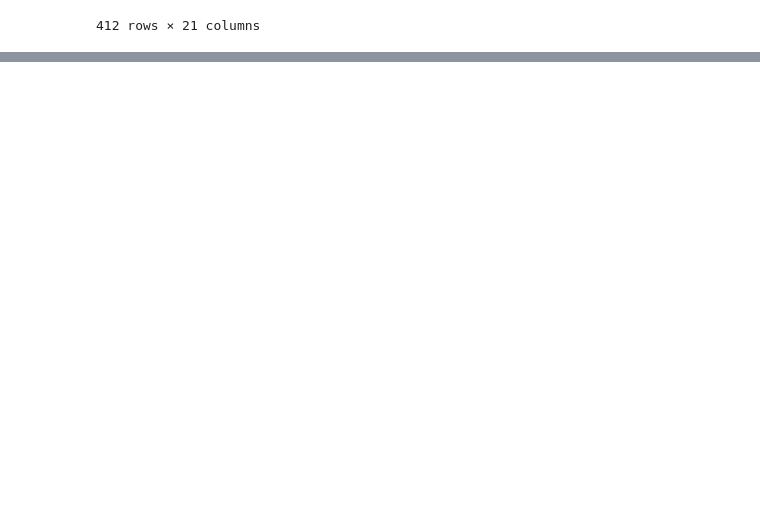
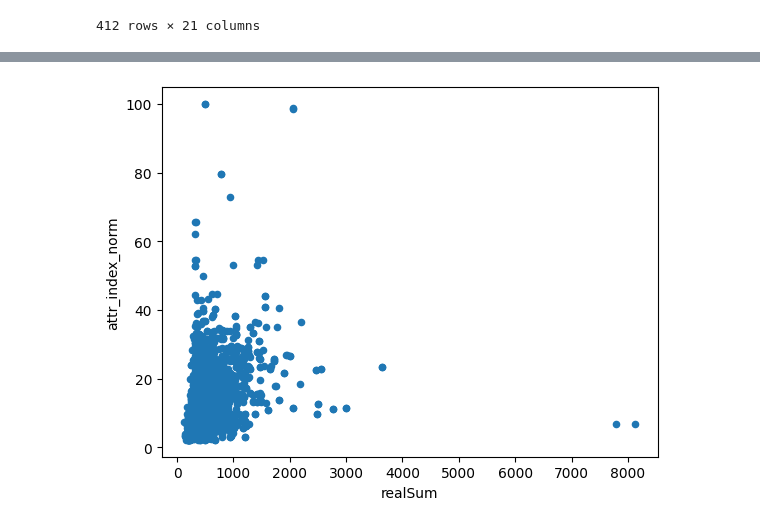
Before and after one commit to NikitaVarlamov/HoReCa_EDA, a Jupyter notebook: notebook.ipynb, the cells around one changed output, grey strips where cells are left out. Cells and saved outputs as stored; diff of their text form; code cells hidden in the pictures; blank space fills up the shorter version.

```diff
--- a/notebook.ipynb
+++ b/notebook.ipynb
@@ -241,0 +225,4 @@ m2
+# %%
+df.plot('realSum', 'attr_index_norm', kind='scatter');
+# %% [output]
+[figure, added]
```
Also changed, not shown: parts of 12 cells of this notebook, 1 other file.
